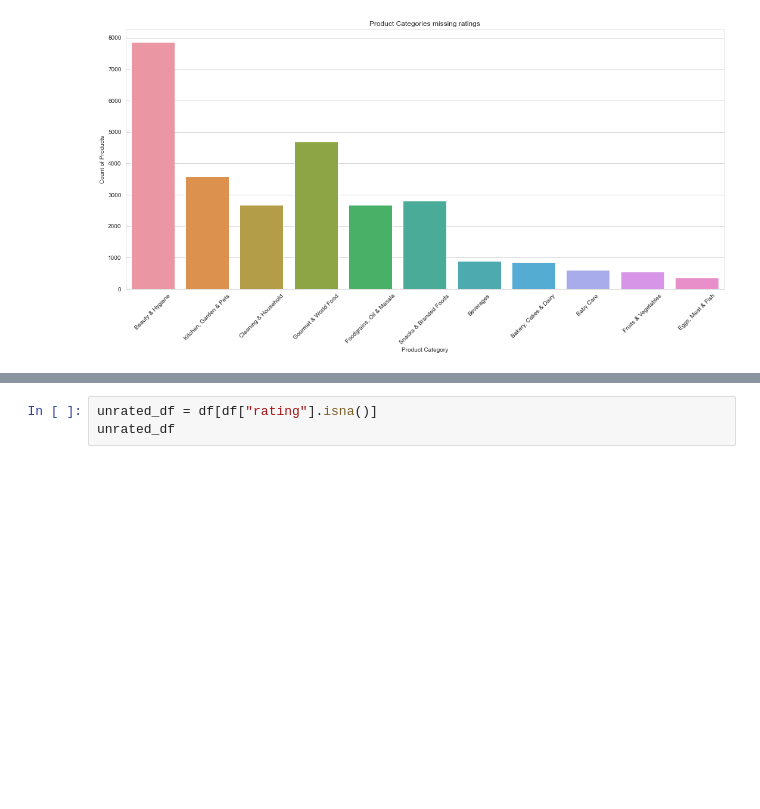
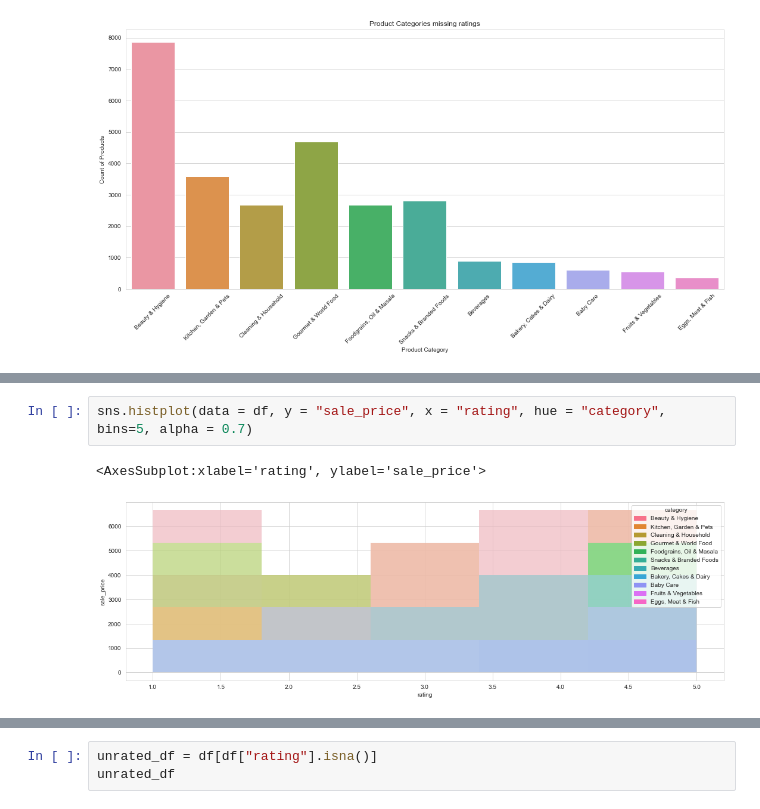
Before and after one commit to saquibmohiuddin/BigBasketData, a Jupyter notebook: bigbasket.ipynb, the cells around one changed output, grey strips where cells are left out. Saved outputs shown, nothing was run; the diff lists cells and outputs as text; blank space fills up the shorter version.

```diff
--- a/bigbasket.ipynb
+++ b/bigbasket.ipynb
@@ -91,0 +101,5 @@ Text(0.5, 1.0, 'Product Categories missing ratings')
+# %%
+sns.histplot(data = df, y = "sale_price", x = "rating", hue = "category", bins=5, alpha = 0.7)
+# %% [output]
+<AxesSubplot:xlabel='rating', ylabel='sale_price'>
+[figure, added]
```
Also changed, not shown: parts of 8 cells of this notebook.
